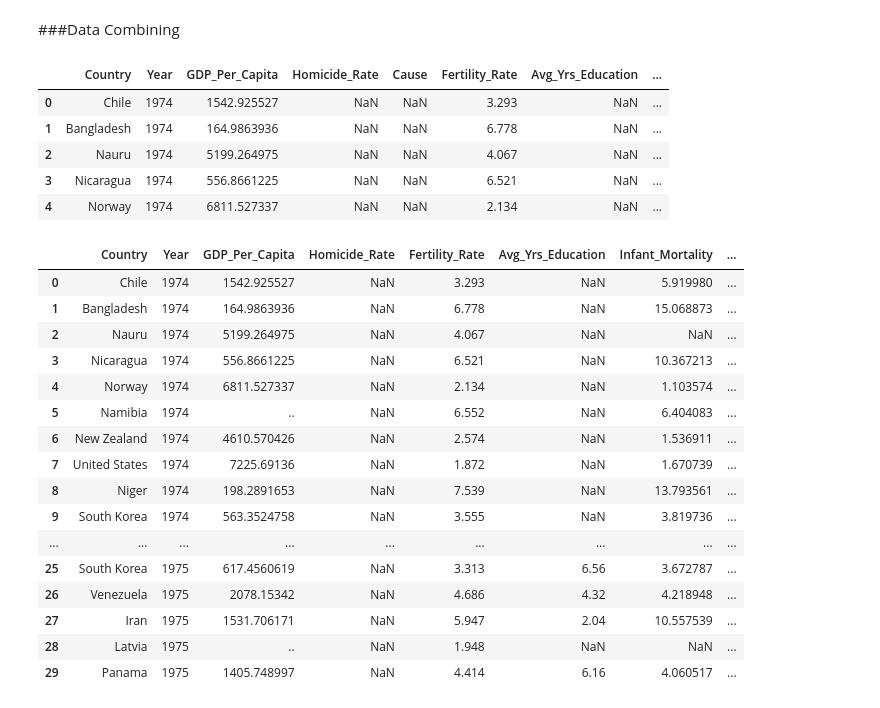
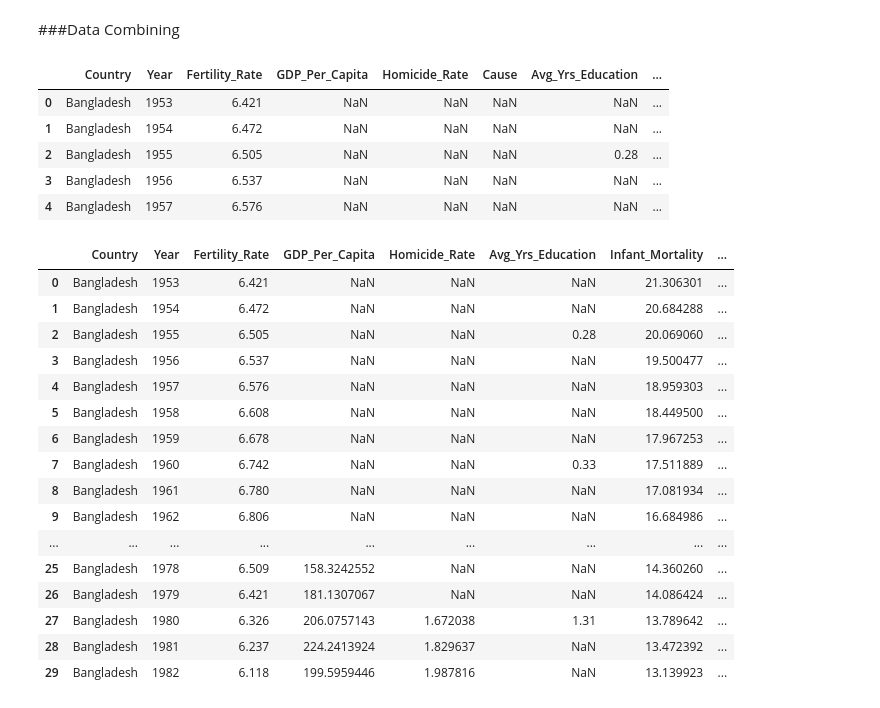
Before and after one commit to vrhughes/DS4002-Project2, a Jupyter notebook: SCRIPTS/Data_Consolidation.ipynb, the cells around one changed output. Drawn from its saved outputs; the diff is of its cells as text; code cells hidden in the pictures.

```diff
--- a/SCRIPTS/Data_Consolidation.ipynb
+++ b/SCRIPTS/Data_Consolidation.ipynb
@@ -98,41 +104,44 @@ gdp_df["Country"] = gdp_df["Country"].replace(countries2)
 # %% [markdown]
 ###Data Combining
 # %%
-# Making new df with all vars and the fertility rate
-del fr_analysis_df
+# Creating fertility rate analysis df by merging
+del fra_df # deletes in case edits need to be made
 
-fr_analysis_df = gdp_df.merge(homicides_df, on=["Year", "Country"], how="left")
-fr_analysis_df = fr_analysis_df.merge(fert_rate_df, on=["Year", "Country"], how="left")
-fr_analysis_df = fr_analysis_df.merge(edu_attainment_df, on=["Year", "Country"], how="left")
-fr_analysis_df = fr_analysis_df.merge(infant_mortality_df, on=["Year", "Country"], how="left")
-fr_analysis_df = fr_analysis_df.merge(life_expectancy_df, on=["Year", "Country"], how="left")
+# Merging
+fra_df = fert_rate_df.merge(gdp_df, on=["Year", "Country"], how="left")
+fra_df = fra_df.merge(homicides_df, on=["Year", "Country"], how="left")
+fra_df = fra_df.merge(edu_attainment_df, on=["Year", "Country"], how="left")
+fra_df = fra_df.merge(infant_mortality_df, on=["Year", "Country"], how="left")
+fra_df = fra_df.merge(life_expectancy_df, on=["Year", "Country"], how="left")
 
-fr_analysis_df.head()
+# See work
+fra_df.head()
 # %% [output]
-|  | Country | Year | GDP_Per_Capita | Homicide_Rate | Cause | Fertility_Rate | Avg_Yrs_Education | ... |
-| 0 | Chile | 1974 | 1542.925527 | NaN | NaN | 3.293 | NaN | ... |
-| 1 | Bangladesh | 1974 | 164.9863936 | NaN | NaN | 6.778 | NaN | ... |
-| 2 | Nauru | 1974 | 5199.264975 | NaN | NaN | 4.067 | NaN | ... |
-| 3 | Nicaragua | 1974 | 556.8661225 | NaN | NaN | 6.521 | NaN | ... |
-| 4 | Norway | 1974 | 6811.527337 | NaN | NaN | 2.134 | NaN | ... |
+|  | Country | Year | Fertility_Rate | GDP_Per_Capita | Homicide_Rate | Cause | Avg_Yrs_Education | ... |
+| 0 | Bangladesh | 1953 | 6.421 | NaN | NaN | NaN | NaN | ... |
+| 1 | Bangladesh | 1954 | 6.472 | NaN | NaN | NaN | NaN | ... |
+| 2 | Bangladesh | 1955 | 6.505 | NaN | NaN | NaN | 0.28 | ... |
+| 3 | Bangladesh | 1956 | 6.537 | NaN | NaN | NaN | NaN | ... |
+| 4 | Bangladesh | 1957 | 6.576 | NaN | NaN | NaN | NaN | ... |
 # %%
-fr_analysis_df.drop(columns=["Cause"], inplace = True)
-fr_analysis_df.head(30)
+# Dropping extra col and seeing more of the data
+fra_df.drop(columns=["Cause"], inplace = True)
+fra_df.head(30)
 # %% [output]
-|  | Country | Year | GDP_Per_Capita | Homicide_Rate | Fertility_Rate | Avg_Yrs_Education | Infant_Mortality | ... |
-| 0 | Chile | 1974 | 1542.925527 | NaN | 3.293 | NaN | 5.919980 | ... |
-| 1 | Bangladesh | 1974 | 164.9863936 | NaN | 6.778 | NaN | 15.068873 | ... |
-| 2 | Nauru | 1974 | 5199.264975 | NaN | 4.067 | NaN | NaN | ... |
-| 3 | Nicaragua | 1974 | 556.8661225 | NaN | 6.521 | NaN | 10.367213 | ... |
-| 4 | Norway | 1974 | 6811.527337 | NaN | 2.134 | NaN | 1.103574 | ... |
-| 5 | Namibia | 1974 | .. | NaN | 6.552 | NaN | 6.404083 | ... |
-| 6 | New Zealand | 1974 | 4610.570426 | NaN | 2.574 | NaN | 1.536911 | ... |
-| 7 | United States | 1974 | 7225.69136 | NaN | 1.872 | NaN | 1.670739 | ... |
-| 8 | Niger | 1974 | 198.2891653 | NaN | 7.539 | NaN | 13.793561 | ... |
-| 9 | South Korea | 1974 | 563.3524758 | NaN | 3.555 | NaN | 3.819736 | ... |
+|  | Country | Year | Fertility_Rate | GDP_Per_Capita | Homicide_Rate | Avg_Yrs_Education | Infant_Mortality | ... |
+| 0 | Bangladesh | 1953 | 6.421 | NaN | NaN | NaN | 21.306301 | ... |
+| 1 | Bangladesh | 1954 | 6.472 | NaN | NaN | NaN | 20.684288 | ... |
+| 2 | Bangladesh | 1955 | 6.505 | NaN | NaN | 0.28 | 20.069060 | ... |
+| 3 | Bangladesh | 1956 | 6.537 | NaN | NaN | NaN | 19.500477 | ... |
+| 4 | Bangladesh | 1957 | 6.576 | NaN | NaN | NaN | 18.959303 | ... |
+| 5 | Bangladesh | 1958 | 6.608 | NaN | NaN | NaN | 18.449500 | ... |
+| 6 | Bangladesh | 1959 | 6.678 | NaN | NaN | NaN | 17.967253 | ... |
+| 7 | Bangladesh | 1960 | 6.742 | NaN | NaN | 0.33 | 17.511889 | ... |
+| 8 | Bangladesh | 1961 | 6.780 | NaN | NaN | NaN | 17.081934 | ... |
+| 9 | Bangladesh | 1962 | 6.806 | NaN | NaN | NaN | 16.684986 | ... |
 | ... | ... | ... | ... | ... | ... | ... | ... | ... |
-| 25 | South Korea | 1975 | 617.4560619 | NaN | 3.313 | 6.56 | 3.672787 | ... |
-| 26 | Venezuela | 1975 | 2078.15342 | NaN | 4.686 | 4.32 | 4.218948 | ... |
-| 27 | Iran | 1975 | 1531.706171 | NaN | 5.947 | 2.04 | 10.557539 | ... |
-| 28 | Latvia | 1975 | .. | NaN | 1.948 | NaN | NaN | ... |
-| 29 | Panama | 1975 | 1405.748997 | NaN | 4.414 | 6.16 | 4.060517 | ... |
+| 25 | Bangladesh | 1978 | 6.509 | 158.3242552 | NaN | NaN | 14.360260 | ... |
+| 26 | Bangladesh | 1979 | 6.421 | 181.1307067 | NaN | NaN | 14.086424 | ... |
+| 27 | Bangladesh | 1980 | 6.326 | 206.0757143 | 1.672038 | 1.31 | 13.789642 | ... |
+| 28 | Bangladesh | 1981 | 6.237 | 224.2413924 | 1.829637 | NaN | 13.472392 | ... |
+| 29 | Bangladesh | 1982 | 6.118 | 199.5959446 | 1.987816 | NaN | 13.139923 | ... |
```
Also changed, not shown: parts of 4 cells of this notebook.
